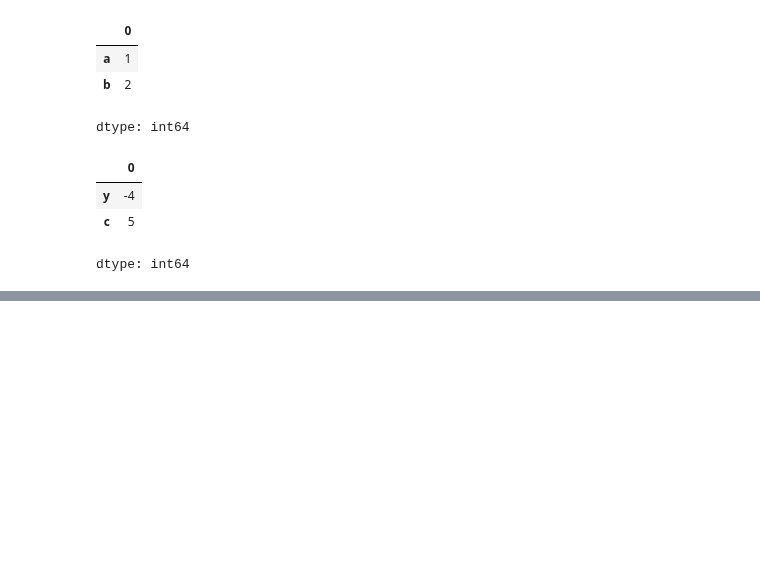
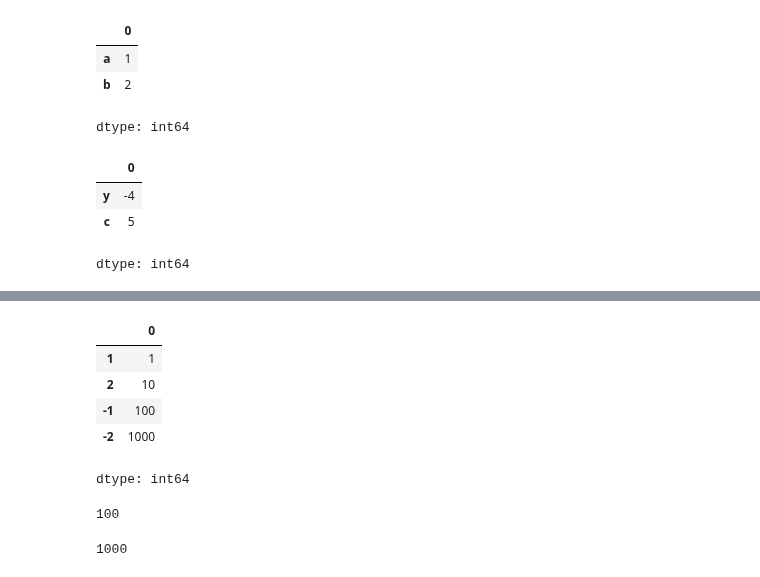
Before and after one commit to JakeOh/202505_BD50, a Jupyter notebook: lab_da/da02_pandas.ipynb, the cells around one changed output, grey strips where cells are left out. Saved outputs shown, nothing was run; the diff lists cells and outputs as text; code cells hidden in the pictures; blank space fills up the shorter version.

Commit message:
Series

```diff
--- a/lab_da/da02_pandas.ipynb
+++ b/lab_da/da02_pandas.ipynb
@@ -146,0 +222,19 @@ dtype: int64
+# %%
+test_series = pd.Series(data=[1, 10, 100, 1000],
+                        index=[1, 2, -1, -2])
+test_series
+# %% [output]
+|  | 0 |
+| 1 | 1 |
+| 2 | 10 |
+| -1 | 100 |
+| -2 | 1000 |
+dtype: int64
+# %%
+print(test_series.loc[-1])
+# %% [output]
+100
+# %%
+print(test_series.iloc[-1])
+# %% [output]
+1000
```
Also changed, not shown: parts of 12 cells of this notebook.
